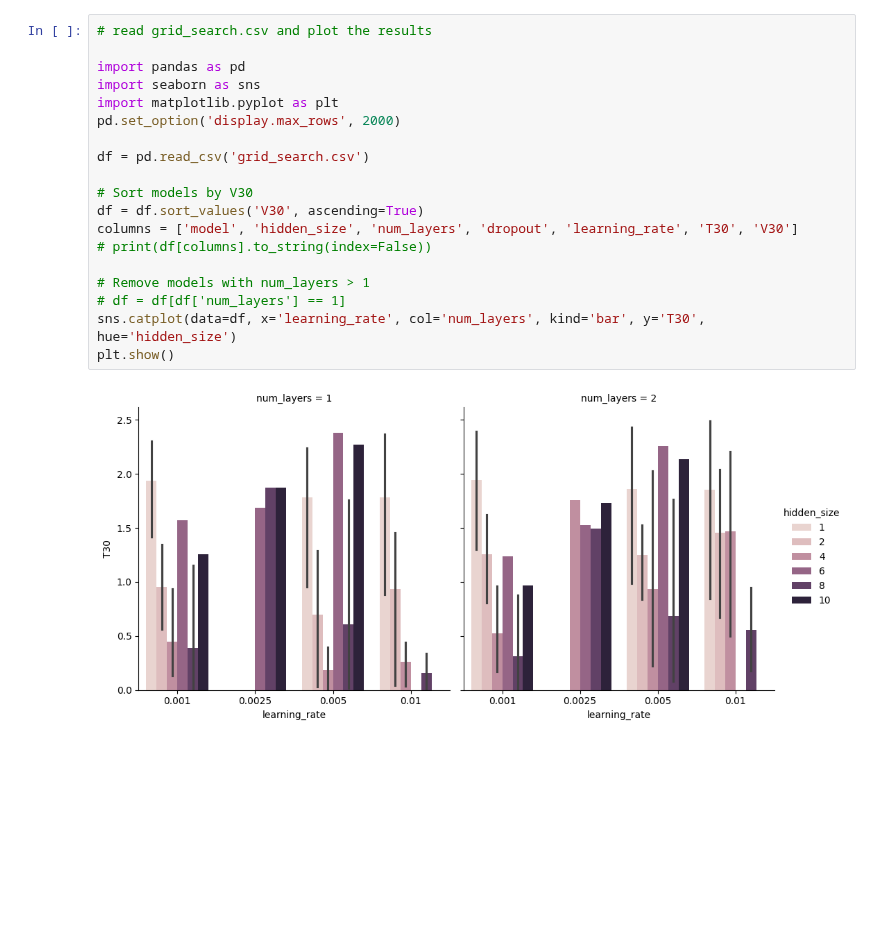
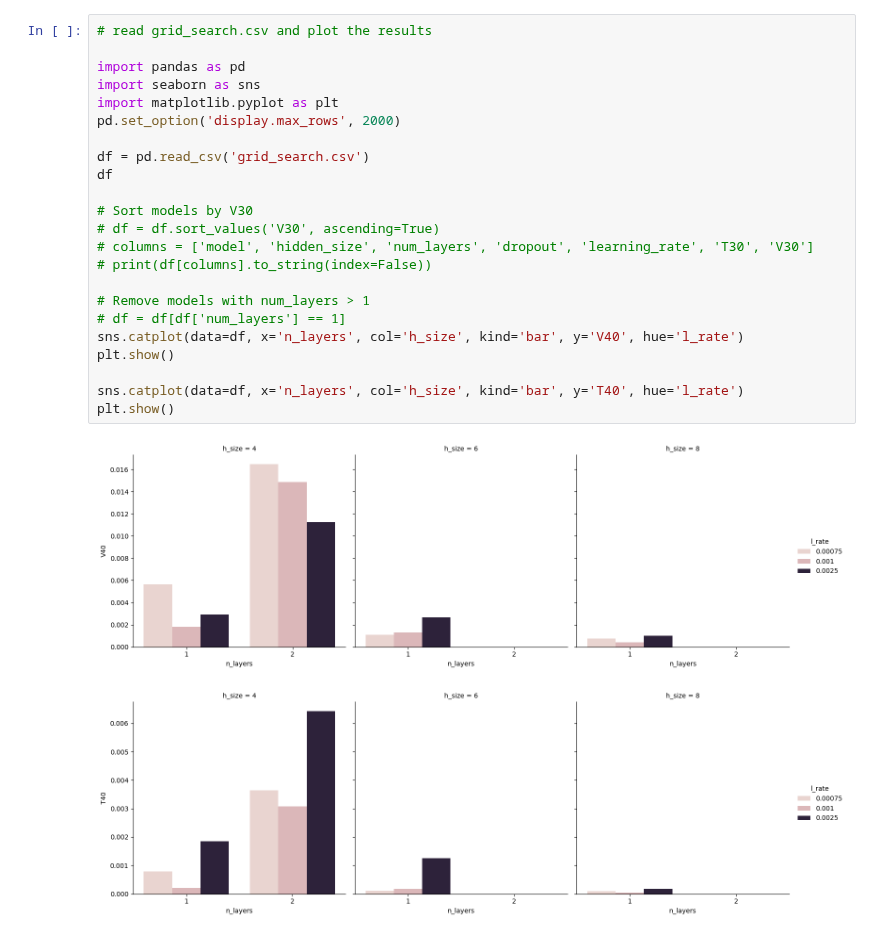
Before and after one commit to danieldager/swp-model, a Jupyter notebook: data/grid_search.ipynb, the cells around one changed output. Drawn from its saved outputs; the diff is of its cells as text; blank space fills up the shorter version.

```diff
--- a/data/grid_search.ipynb
+++ b/data/grid_search.ipynb
@@ -1,21 +1,26 @@
 # %%
 # read grid_search.csv and plot the results
 
 import pandas as pd
 import seaborn as sns
 import matplotlib.pyplot as plt
 pd.set_option('display.max_rows', 2000)
 
 df = pd.read_csv('grid_search.csv')
+df
 
 # Sort models by V30
-df = df.sort_values('V30', ascending=True)
-columns = ['model', 'hidden_size', 'num_layers', 'dropout', 'learning_rate', 'T30', 'V30']
+# df = df.sort_values('V30', ascending=True)
+# columns = ['model', 'hidden_size', 'num_layers', 'dropout', 'learning_rate', 'T30', 'V30']
 # print(df[columns].to_string(index=False))
 
 # Remove models with num_layers > 1
 # df = df[df['num_layers'] == 1]
-sns.catplot(data=df, x='learning_rate', col='num_layers', kind='bar', y='T30', hue='hidden_size')
+sns.catplot(data=df, x='n_layers', col='h_size', kind='bar', y='V40', hue='l_rate')
 plt.show()
+
+sns.catplot(data=df, x='n_layers', col='h_size', kind='bar', y='T40', hue='l_rate')
+plt.show()
 # %% [output]
-[figure, old version]
+[figure, new version]
+[figure, added]
```
Also changed, not shown: 11 other files.
